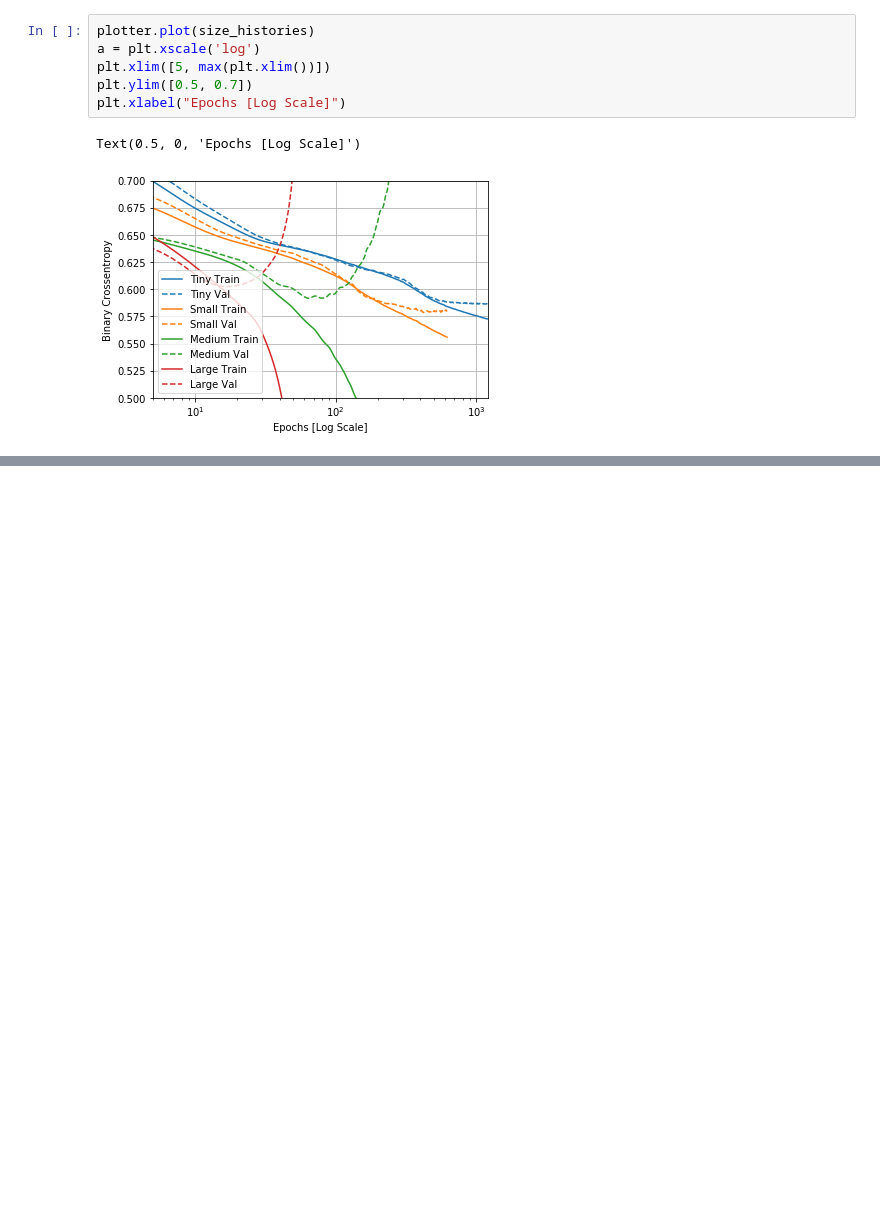
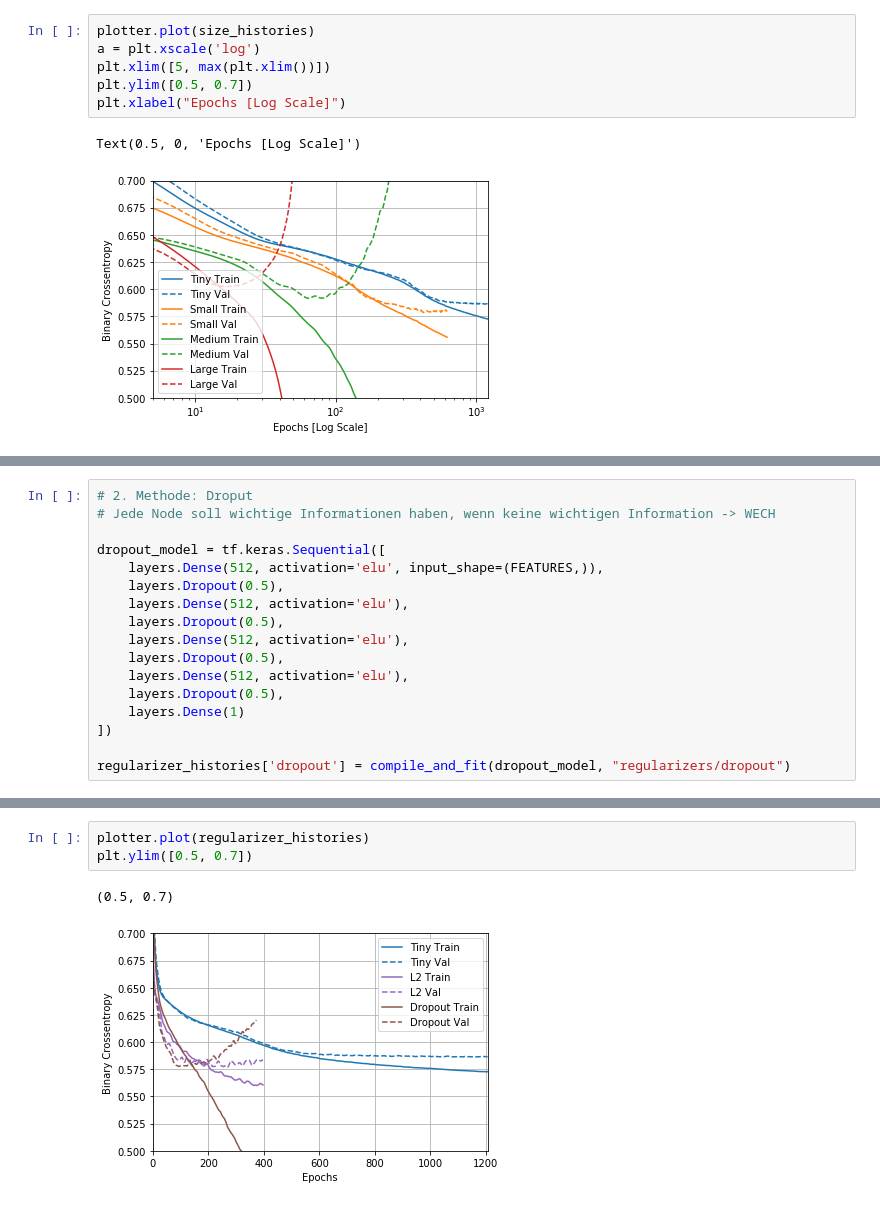
Before and after one commit to DerNiccoo/TensorFlow-training, a Jupyter notebook: 2.5 Overfit and underfit.ipynb, the cells around one changed output, grey strips where cells are left out. Cells and saved outputs as stored; diff of their text form; blank space fills up the shorter version.

```diff
--- a/2.5 Overfit and underfit.ipynb
+++ b/2.5 Overfit and underfit.ipynb
@@ -234,0 +269,17 @@ ERROR: Timed out waiting for TensorBoard to start. It may still be running as pi
+# %%
+# 2. Methode: Droput
+# Jede Node soll wichtige Informationen haben, wenn keine wichtigen Information -> WECH
+
+dropout_model = tf.keras.Sequential([
+    layers.Dense(512, activation='elu', input_shape=(FEATURES,)),
+    layers.Dropout(0.5),
+    layers.Dense(512, activation='elu'),
+    layers.Dropout(0.5),
+    layers.Dense(512, activation='elu'),
+    layers.Dropout(0.5),
+    layers.Dense(512, activation='elu'),
+    layers.Dropout(0.5),
+    layers.Dense(1)
+])
+
+regularizer_histories['dropout'] = compile_and_fit(dropout_model, "regularizers/dropout")
@@ -234,0 +304,6 @@ ERROR: Timed out waiting for TensorBoard to start. It may still be running as pi
+# %%
+plotter.plot(regularizer_histories)
+plt.ylim([0.5, 0.7])
+# %% [output]
+(0.5, 0.7)
+[figure, added]
```
Also changed, not shown: parts of 8 cells of this notebook.
